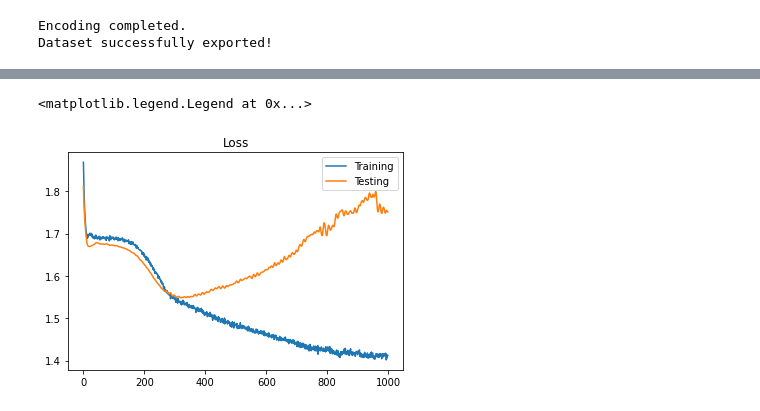
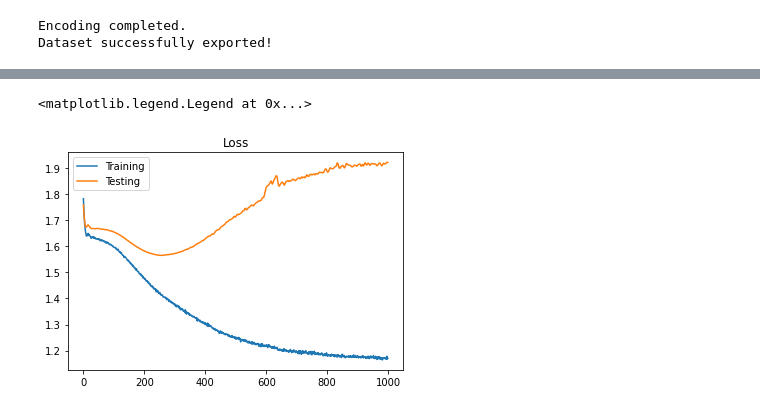
Before and after one commit to brycegsmith/psg_project, a Jupyter notebook: lstm.ipynb, the cells around one changed output, grey strips where cells are left out. Saved outputs shown, nothing was run; the diff lists cells and outputs as text; code cells hidden in the pictures.

```diff
--- a/lstm.ipynb
+++ b/lstm.ipynb
@@ -297,5 +278,6 @@ Remaining Features: 34
 # %%
 trainingData = pd.read_csv('finalTraining.csv')
+correlationFeatureRemoval = trainingData
 # Feature Selection with Mutual Information
 
 info_selection = pd.concat([correlationFeatureRemoval['sleep_stage'], correlationFeatureRemoval.iloc[:, 9:]], axis=1)
@@ -343,5 +325,6 @@ print(target_columnscore)
 # %%
 testingData = pd.read_csv('finalTesting.csv')
+correlationFeatureRemoval = testingData
 # Feature Selection with Mutual Information
 
 info_selection = pd.concat([correlationFeatureRemoval['sleep_stage'], correlationFeatureRemoval.iloc[:, 9:]], axis=1)
@@ -417,12 +400,12 @@ class LSTM(nn.Module):
         self.hidden_size = hidden_size
         # LSTM model
         self.lstm = nn.LSTM(input_size=input_size, hidden_size=hidden_size,
-                            num_layers=num_layers, batch_first=True, dropout=0.5, bidirectional=False) # lstm
+                            num_layers=num_layers, batch_first=True, bidirectional=False) # lstm
         self.fc_1 =  nn.Linear(hidden_size, 128) # fully connected
         self.fc_2 = nn.Linear(128, num_classes) # fully connected last layer
         self.relu = nn.ReLU()
         self.sigmoid = nn.Sigmoid()
-        self.drop = nn.Dropout(p=0.5)
+        self.drop = nn.Dropout(p=0.2)
 
     def forward(self,x):
         # hidden state
@@ -442,11 +425,12 @@ class LSTM(nn.Module):
 # %%
 def training_loop(n_epochs, lstm, optimiser, loss_fn, X_train, y_train,
                   X_test, y_test):
-    numFeatures = X_train.shape[2] - 1
+    numFeatures = X_train.shape[2]
     print("Top "+ str(numFeatures) + " LSTM")
 
     train_loss_values = []
     test_loss_values = []
+    final_preds = 0
     for epoch in range(n_epochs):
         lstm.train()
         outputs = lstm.forward(X_train) # forward pass
@@ -459,6 +443,8 @@ def training_loop(n_epochs, lstm, optimiser, loss_fn, X_train, y_train,
         # test loss
         lstm.eval()
         test_preds = lstm(X_test)
+        if (epoch == (n_epochs - 1)):
+            final_preds = test_preds
         test_loss = loss_fn(test_preds, y_test)
         test_loss_values.append(test_loss.item())
         if epoch % 100 == 0:
@@ -466,7 +452,7 @@ def training_loop(n_epochs, lstm, optimiser, loss_fn, X_train, y_train,
                                                                       loss.item(),
                                                                       test_loss.item()))
 
-    return train_loss_values, test_loss_values, lstm
+    return train_loss_values, test_loss_values, final_preds
 # %%
 #Top 5
 #Params
@@ -601,7 +616,7 @@ Epoch: 900, train loss: 1.35643, test loss: 1.65095
 n_epochs = 1000
 learning_rate = 0.001
 
-input_size = 21
+input_size = 20
 hidden_size = 2
 num_layers = 1
 
@@ -617,10 +632,10 @@ loss_fn = torch.nn.CrossEntropyLoss()    # mean-squared error for regression
 optimiser = torch.optim.Adam(lstm.parameters(), lr=learning_rate)
 
 #Data
-train_input = torch.tensor(top_20_dataTr.iloc[:,8:].to_numpy()).float()
-train_target = torch.tensor(top_20_dataTr.iloc[:,2].to_numpy()).float().type(torch.LongTensor)
-test_input = torch.tensor(top_20_dataTe.iloc[:,8:].to_numpy()).float()
-test_target = torch.tensor(top_20_dataTe.iloc[:,2].to_numpy()).float().type(torch.LongTensor)
+train_input = torch.tensor(top_20_dataTr.iloc[:,9:].to_numpy()).float()
+train_target = torch.tensor(top_20_dataTr.iloc[:,3].to_numpy()).float().type(torch.LongTensor)
+test_input = torch.tensor(top_20_dataTe.iloc[:,9:].to_numpy()).float()
+test_target = torch.tensor(top_20_dataTe.iloc[:,3].to_numpy()).float().type(torch.LongTensor)
 
 
 train_input = torch.reshape(train_input,(train_input.shape[0], 1,
@@ -630,7 +645,7 @@ test_input = torch.reshape(test_input,(test_input.shape[0], 1,
                                        test_input.shape[1])).float()
 
 #Training Loop
-trainLoss, testLoss, lstm = training_loop(n_epochs=n_epochs,
+trainLoss, testLoss, final_preds = training_loop(n_epochs=n_epochs,
               lstm=lstm,
               optimiser=optimiser,
               loss_fn=loss_fn,
@@ -658,2 +673,2 @@ Epoch: 900, train loss: 1.41419, test loss: 1.75568
 <matplotlib.legend.Legend at 0x...>
-[figure, old version]
+[figure, new version]
```
Also changed, not shown: parts of 11 cells of this notebook.
